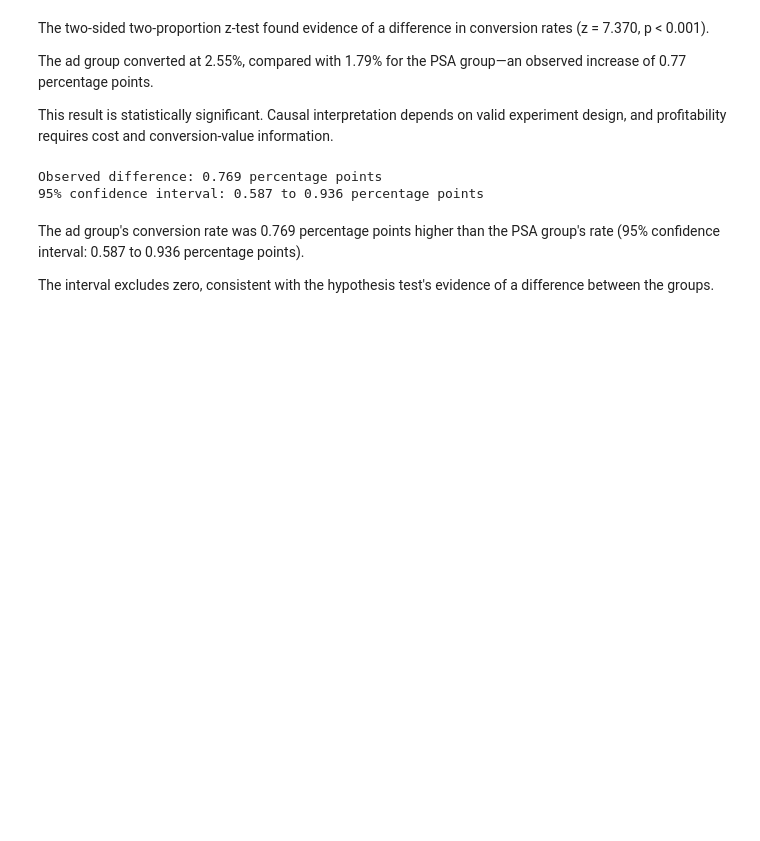
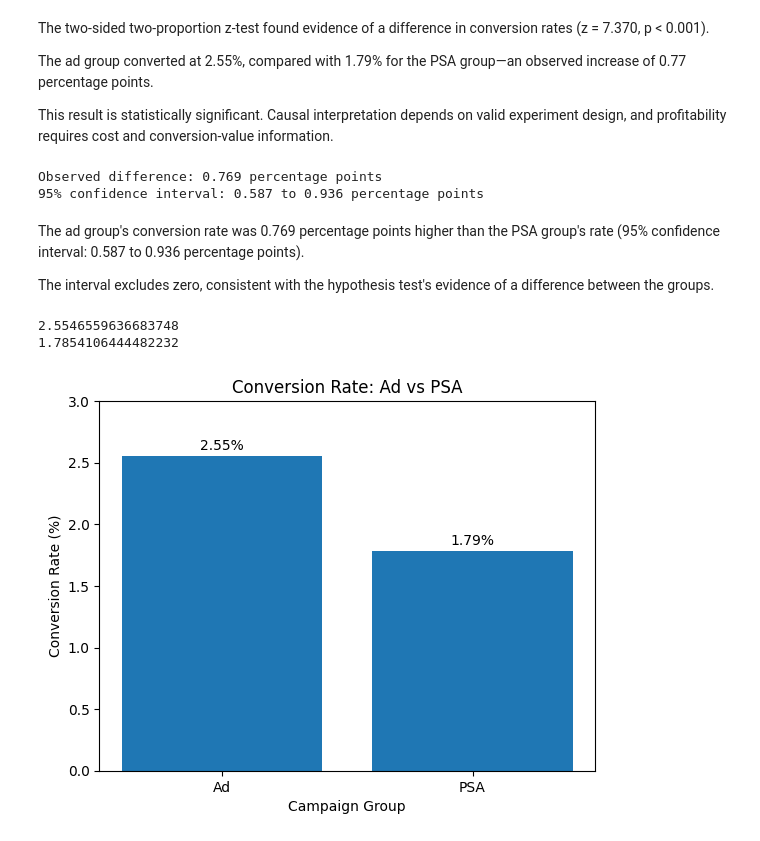
Before and after one commit to mehakgupta0406/marketing-ab-test-analysis, a Jupyter notebook: Marketing_ab_testing.ipynb, the cells around one changed output. Saved outputs shown, nothing was run; the diff lists cells and outputs as text; code cells hidden in the pictures; blank space fills up the shorter version.

```diff
--- a/Marketing_ab_testing.ipynb
+++ b/Marketing_ab_testing.ipynb
@@ -223,3 +223,24 @@ The interval excludes zero, consistent with the hypothesis
 test's evidence of a difference between the groups.
 # %%
 import matplotlib.pyplot as plt
+# %%
+ad_rate = result.loc["ad", "conversion_rate"]
+psa_rate = result.loc["psa", "conversion_rate"]
+
+print(ad_rate)
+print(psa_rate)
+# %% [output]
+2.5546559636683748
+1.7854106444482232
+# %%
+plt.bar(["Ad", "PSA"], [ad_rate, psa_rate])
+plt.title("Conversion Rate: Ad vs PSA")
+plt.xlabel("Campaign Group")
+plt.ylabel("Conversion Rate (%)")
+plt.text(0, ad_rate + 0.05, f"{ad_rate:.2f}%", ha="center")
+plt.text(1, psa_rate + 0.05, f"{psa_rate:.2f}%", ha="center")
+plt.ylim(0, 3)
+plt.savefig("conversion_rates.png", dpi=300, bbox_inches="tight")
+plt.show()
+# %% [output]
+[figure, added]
```
